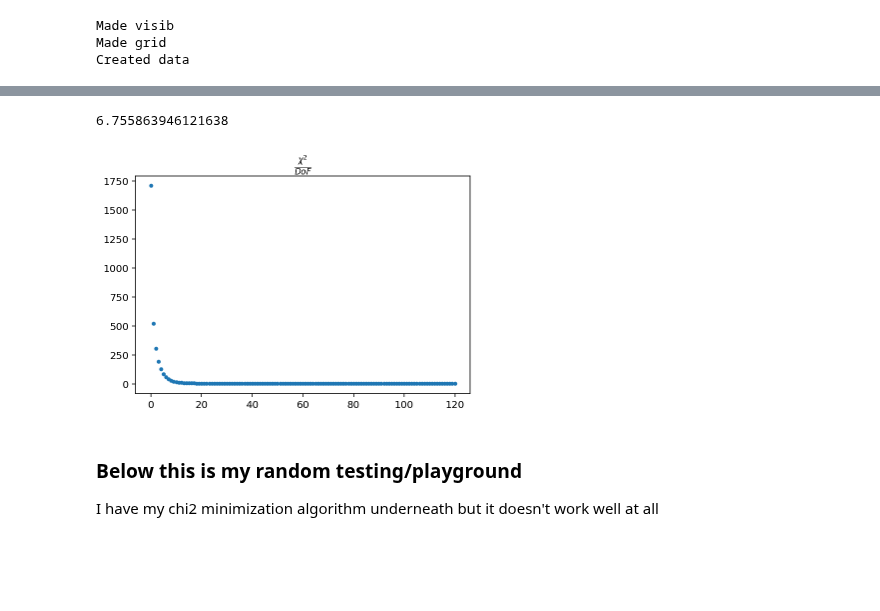
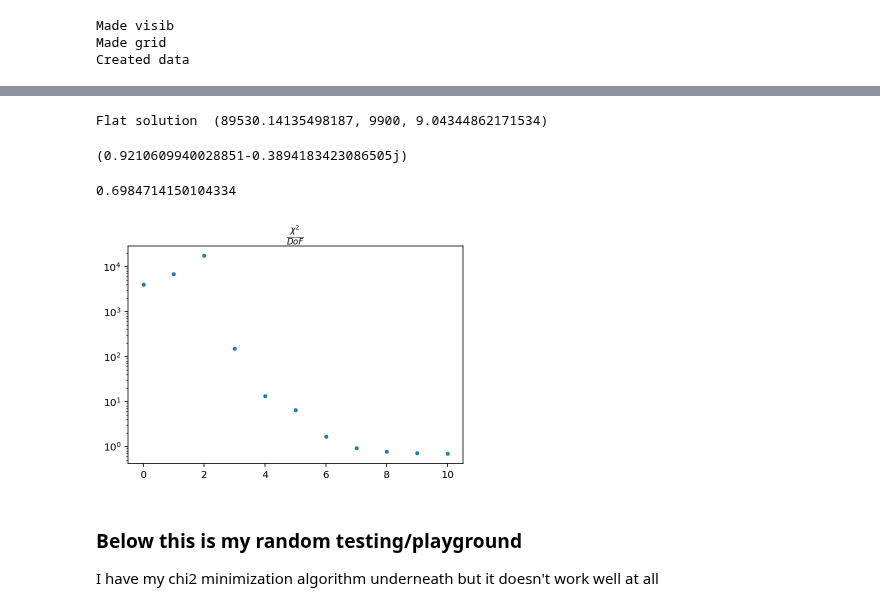
Before and after one commit to pecom/red-calibration, a Jupyter notebook: RealArrayTests.ipynb, the cells around one changed output, grey strips where cells are left out. Drawn from its saved outputs; the diff is of its cells as text; code cells hidden in the pictures; blank space fills up the shorter version.

Commit message:
solve everything

```diff
--- a/RealArrayTests.ipynb
+++ b/RealArrayTests.ipynb
@@ -380,12 +472,14 @@ def linear_solver_A(data, fndx, beams, gains, ant_i, ant_j):
 Nside = 10
 Nant = Nside * Nside
 Nbase = get_num_baselines(Nside)
+noise = .3
 # gains_true = make_gains(Nside)
-gains_true = np.random.normal(0,1,(Nant, 2)).view(dtype=np.complex128).flatten()
+gains_true = np.ones(Nant)
 # vis_true, data, ant_i, ant_j, visndx, ndx2base, base2ndx = make_data(Nsmide, gains_true)
 weighted_beam = get_weighted_array(1, 3)
-beams = np.array([get_weighted_array(1, 3, 8) for i in range(Nant)])
-vis_true, data, ant_i, ant_j, visndx, datandx, n2b, b2n, n2t, t2n, tl_grid = make_data_grid(Nside, gains_true, beams, noise=0.1)
+beam_gains = np.random.normal(0,1,(Nant, 2)).view(dtype=np.complex128).flatten()
+beams = np.array([get_weighted_array(1, 3, 8)*beam_gains[i] for i in range(Nant)])
+vis_true, data, ant_i, ant_j, visndx, datandx, n2b, b2n, n2t, t2n, tl_grid = make_data_grid(Nside, gains_true, beams, noise)
 flatndx = vector_b2n(b2n, datandx)
 data_len = len(data)
 # %% [output]
@@ -396,0 +505,3 @@ flatbread = flat_model(vis_true, gains_true, beams, ant_i, ant_j, flatndx)
+# %%
+bshape = beams.shape
+improv_beam = np.random.normal(0, 1, (bshape[0], bshape[1], bshape[2], 2)).view(np.complex128).reshape((beams.shape))
@@ -396,0 +514,5 @@ flatbread = flat_model(vis_true, gains_true, beams, ant_i, ant_j, flatndx)
+# %%
+bad_guess = np.random.normal(5,3 , (len(vis_true), 2)).view(np.complex128).flatten()
+improv_beam = np.random.normal(0, 1, (bshape[0], bshape[1], bshape[2], 2)).view(np.complex128).reshape((beams.shape))
+# %%
+itersolve = solve_everything(10, bad_guess, improv_beam, gains_true, data, ant_i, ant_j, flatndx, Nside, noise)
@@ -426,9 +533,5 @@ gen_chi2(data, comb_model)
-# %%
-chiout = chimincal(400, data, gains_true, bad_guess, ant_i, ant_j, visndx)
-
-plt.plot(np.array(chiout[2])/dof, '.');
-plt.title(r"$\frac{\chi^2}{DoF}$");
-print(chiout[2][-1]/dof)
-# %% [output]
-6.755863946121638
-[figure, removed]
+# %%
+challah = flat_model(itersolve[0], itersolve[1], gains_true, ant_i, ant_j, flatndx)
+print("Flat solution ", gen_chi2(data, challah, noise))
+# %% [output]
+Flat solution  (89530.14135498187, 9900, 9.04344862171534)
@@ -434,0 +541,4 @@ print(chiout[2][-1]/dof)
+# %%
+phased
+# %% [output]
+(0.9210609940028851-0.3894183423086505j)
@@ -435,3 +548,15 @@ print(chiout[2][-1]/dof)
+# %%
+# plt.plot(np.log10(itersolve[-1]), '.');
+# plt.title(r"$\log{\left(\frac{\chi^2}{DoF}\right)}$");
+
+plt.plot(itersolve[-1], '.');
+plt.title(r"$\frac{\chi^2}{DoF}$");
+
+plt.semilogy()
+print(itersolve[-1][-1])
+# %% [output]
+0.6984714150104334
+[figure, added]
 # %% [markdown]
 ### Below this is my random testing/playground <a name="playground"></a>
 I have my chi2 minimization algorithm underneath but it doesn't work well at all
```
Also changed, not shown: parts of 42 cells of this notebook.
